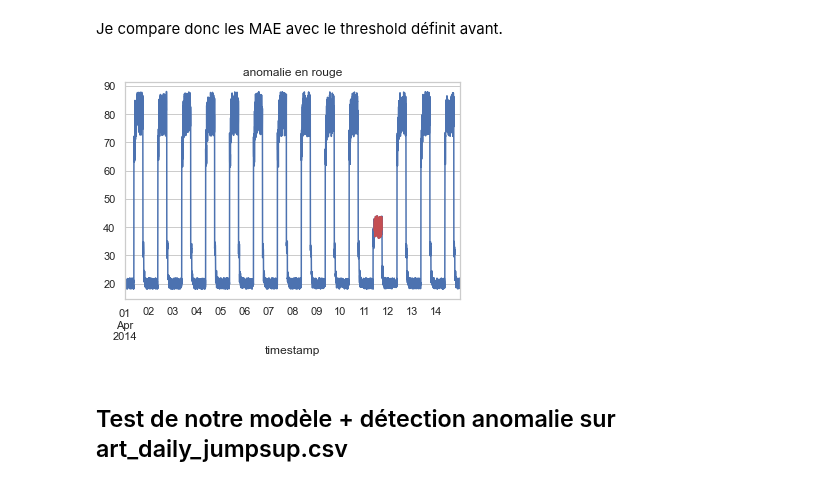
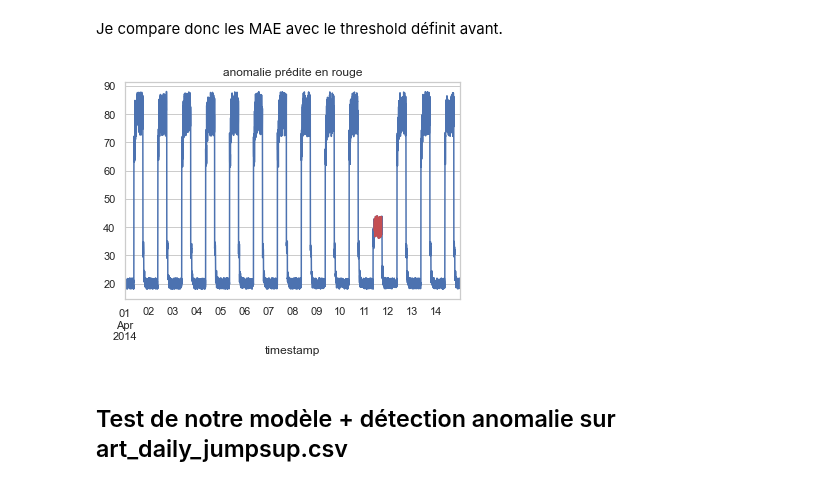
Before and after one commit to cheikh06/Detection_Anomaly, a Jupyter notebook: Anomaly_Detection.ipynb, the cells around one changed output. Cells and saved outputs as stored; diff of their text form; code cells hidden in the pictures.

```diff
--- a/Anomaly_Detection.ipynb
+++ b/Anomaly_Detection.ipynb
@@ -302,27 +304,21 @@ def mae(val,pred):
 La fonction ci-dessus permet de récupérer les indices des données classées comme anomalie.
 
 On considère qu'une donnée est une anomalie, si toutes les séquences où elle est présente, sont considérées comme des anomalies.
-# %%
-def data_indices(anomalies,df,length_Seq=288):
-    '''
-    inputs:
-    -------
-    anomalies: list of anomalies
-    df: dataframe
-
-
-    outputs:
-    --------
-    indices(implicites) anomalies in the dataframe (.iloc)
-
-
-    '''
-    indices=[]
-    for i in range(length_Seq-1,df.shape[0]-length_Seq+1):
-        if np.all(anomalies[i-length_Seq+1:i]):
-            indices.append(i)
-
-    return indices
+# %%
+def data_indices(anomalies,df,length_Seq=288):
+    '''
+    Cette fonction retourne l'indice(implicite) des anomalies dans le dataframe
+    '''
+
+    ix_seq=create_S(np.array(range(df.shape[0]))) #crée les séquences pour les indices
+
+    data=pd.DataFrame({'ix':ix_seq[anomalies].flatten()}) #tous les indices dans un dataframe
+    a=data.value_counts()==288  #prends les indices qui sont présents 288 fois
+    ix=a[a.values==True].index #On récupère ces indices
+    ix=np.sort([int(i[0]) for i in ix])
+
+
+    return ix
 # %% [markdown]
 ##  Test de notre modèle + détection anomalie sur art_daily_jumpsdown.csv
 # %%
@@ -343,18 +339,18 @@ Dans la distribution ci-dessus, on peut distinguer deux groupes
 # %% [markdown]
 Je compare donc les MAE avec le threshold définit avant.
 # %%
-anomalies_jumpdown=mae_jumpdown>threshold #comparaison mae et threshold
+anomalies_jumpdown=np.where(mae_jumpdown>threshold) #comparaison mae et threshold
 
 indices_anomalies_jumpdown=data_indices(anomalies_jumpdown,df_jumpdown) #récupère les indices
 
 
 fig, ax = plt.subplots()
 df_jumpdown.plot(legend=False, ax=ax)
 df_jumpdown.iloc[indices_anomalies_jumpdown].plot(legend=False, ax=ax, color="r")
-plt.title('anomalie en rouge')
+plt.title('anomalie prédite en rouge')
 plt.show()
 # %% [output]
-[figure, old version]
+[figure, new version]
 # %% [markdown]
 ##  Test de notre modèle + détection anomalie sur art_daily_jumpsup.csv
 # %%
```
Also changed, not shown: parts of 5 cells of this notebook, 1 other file.
